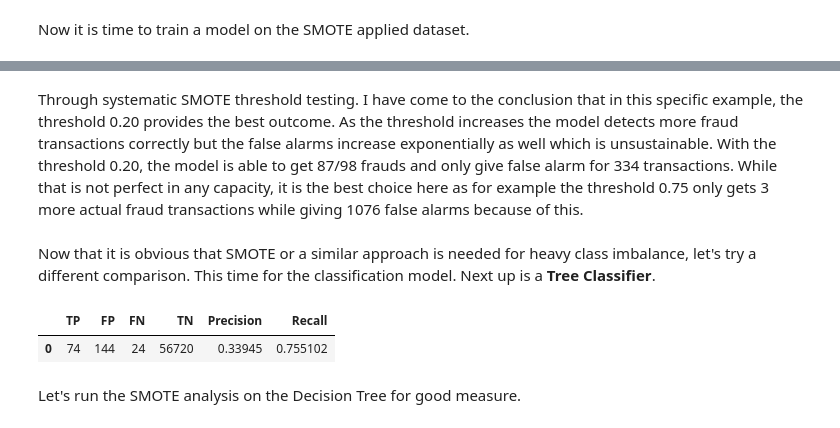
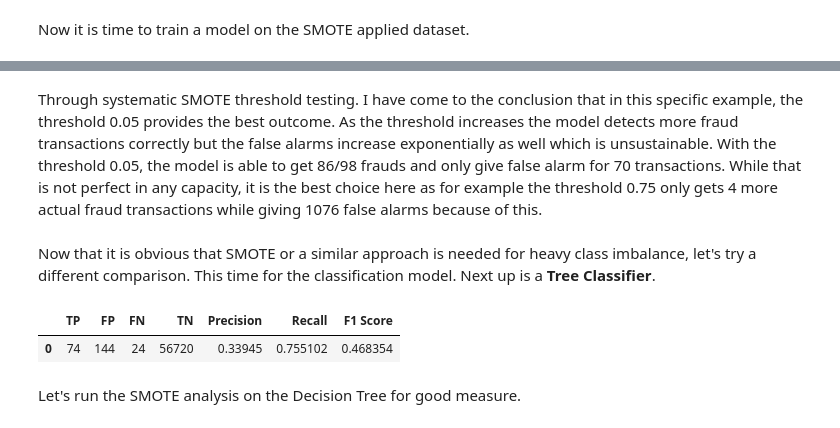
Before and after one commit to DoubleCyclone/Credit-Card-Fraud-Detection, a Jupyter notebook: notebooks/credit_card_fraud_detection.ipynb, the cells around one changed output, grey strips where cells are left out. Cells and saved outputs as stored; diff of their text form; code cells hidden in the pictures.

```diff
--- a/notebooks/credit_card_fraud_detection.ipynb
+++ b/notebooks/credit_card_fraud_detection.ipynb
@@ -386,7 +392,7 @@ model_baseline, pred_lr_baseline = train_model(X_train_scaled, X_test_scaled, y_
 # %% [markdown]
 Okay I trained the baseline model but I need something that I can compare the different models on. For classification problems, **Precision** and **Recall** values are the most widely used metrics. So let's start by preparing a function to calculate them. In order to calculate these metrics, I need to compare the predictions to actual labels and also calculate the amounts of True Positive, False Positive and False Negative values.
 # %%
-def calculate_pr(predictions, actual) :
+def calculate_metrics(predictions, actual) :
 
   # Must be the same size
   if len(predictions) != len(actual):
@@ -409,6 +415,7 @@ def calculate_pr(predictions, actual) :
 
   precision = tp / (tp + fp) if (tp + fp) > 0 else 0
   recall = tp / (tp + fn) if (tp + fn) > 0 else 0
+  f1 = (2 * precision * recall) / (precision + recall) if (precision + recall) > 0 else 0
 
   # Create a metrics dataframe
   metrics = pd.DataFrame({
@@ -417,7 +424,8 @@ def calculate_pr(predictions, actual) :
       "FN": [fn],
       "TN": [tn],
       "Precision": [precision],
-      "Recall": [recall]
+      "Recall": [recall],
+      "F1 Score": [f1]
   })
 
   return metrics
@@ -503,18 +520,18 @@ smote_analysis(X_train_scaled, X_test_scaled, y_train, y_test, "LR")
 # %% [markdown]
-Through systematic SMOTE threshold testing. I have come to the conclusion that in this specific example, the threshold 0.20 provides the best outcome. As the threshold increases the model detects more fraud transactions correctly but the false alarms increase exponentially as well which is unsustainable. With the threshold 0.20, the model is able to get 87/98 frauds and only give false alarm for 334 transactions. While that is not perfect in any capacity, it is the best choice here as for example the threshold 0.75 only gets 3 more actual fraud transactions while giving 1076 false alarms because of this.<br><br>
+Through systematic SMOTE threshold testing. I have come to the conclusion that in this specific example, the threshold 0.05 provides the best outcome. As the threshold increases the model detects more fraud transactions correctly but the false alarms increase exponentially as well which is unsustainable. With the threshold 0.05, the model is able to get 86/98 frauds and only give false alarm for 70 transactions. While that is not perfect in any capacity, it is the best choice here as for example the threshold 0.75 only gets 4 more actual fraud transactions while giving 1076 false alarms because of this.<br><br>
 Now that it is obvious that SMOTE or a similar approach is needed for heavy class imbalance, let's try a different comparison. This time for the classification model. Next up is a **Tree Classifier**.
 # %%
-# Train tree model on smote
-model_dtr_smote, pred_dtr_smote = train_model(X_train_smote, X_test_scaled, y_train_smote, "DTC", True)
+# Train tree model on smote, takes some time
+model_dtc_smote, pred_dtc_smote = train_model(X_train_smote, X_test_scaled, y_train_smote, "DTC", True)
 # %%
 # Calculate the model's metrics
-metrics_dtr_smote = calculate_pr(pred_dtr_smote, y_test.values.ravel())
+metrics_dtc_smote = calculate_metrics(pred_dtc_smote, y_test.values.ravel())
 
 # Show metrics
-metrics_dtr_smote.head()
+metrics_dtc_smote.head()
 # %% [output]
-|  | TP | FP | FN | TN | Precision | Recall |
-| 0 | 74 | 144 | 24 | 56720 | 0.33945 | 0.755102 |
+|  | TP | FP | FN | TN | Precision | Recall | F1 Score |
+| 0 | 74 | 144 | 24 | 56720 | 0.33945 | 0.755102 | 0.468354 |
 # %% [markdown]
 Let's run the SMOTE analysis on the Decision Tree for good measure.
 # %%
```
Also changed, not shown: parts of 26 cells of this notebook.
